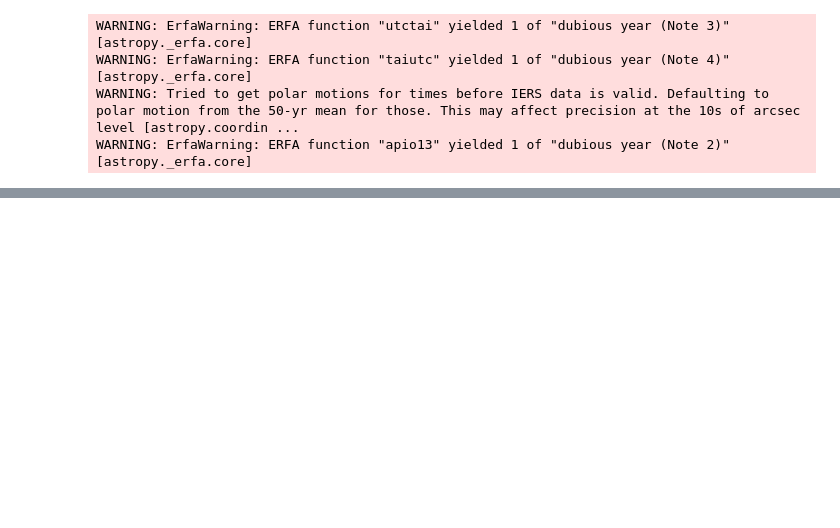
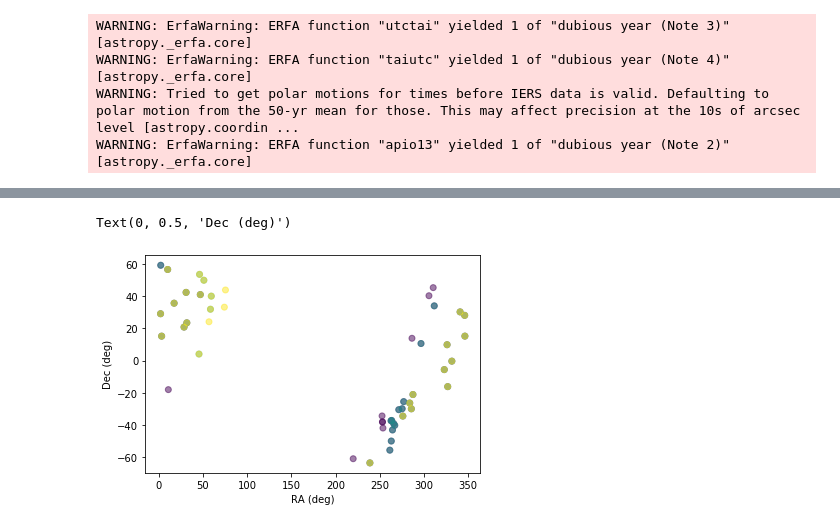
Before and after one commit to yoachim/20_Scratch, a Jupyter notebook: all_sky_example/example_all_sky.ipynb, the cells around one changed output, grey strips where cells are left out. Cells and saved outputs as stored; diff of their text form; code cells hidden in the pictures; blank space fills up the shorter version.

```diff
--- a/all_sky_example/example_all_sky.ipynb
+++ b/all_sky_example/example_all_sky.ipynb
@@ -75,0 +79,15 @@ cb = plt.colorbar()
+# %%
+# Let's make sure we can convert things back
+recovered_alt_az = w.pixel_to_world(xs, ys) # but it thinks it's RA, Dec.
+ras_back = []
+decs_back = []
+for mjd in np.unique(mjd_arr):
+    in_time = np.where(mjd_arr == mjd)
+    stars_temp = AltAz(alt=recovered_alt_az.dec[in_time], az=recovered_alt_az.ra[in_time],
+                       location=site, obstime=Time(mjd, format='mjd'))
+    stars_ra_dec_temp = stars_temp.transform_to(ICRS)
+    ras_back.append(stars_ra_dec_temp.ra.value)
+    decs_back.append(stars_ra_dec_temp.dec.value)
+
+ras_back = np.concatenate(ras_back)
+decs_back = np.concatenate(decs_back)
@@ -75,0 +118,10 @@ cb = plt.colorbar()
+# %%
+# most stars have three overlapping points. Some are all yellow (they were observed once and set),
+# and some are purple (stars that rose and were only in the final image)
+# (normally we would want to use a projection of some kind when plotting RA,Dec, but this is just a quick look)
+plt.scatter(ras_back, decs_back, c=mjd_arr, alpha=.5)
+plt.xlabel('RA (deg)')
+plt.ylabel('Dec (deg)')
+# %% [output]
+Text(0, 0.5, 'Dec (deg)')
+[figure, added]
```
Also changed, not shown: parts of 15 cells of this notebook, 1 other file.
